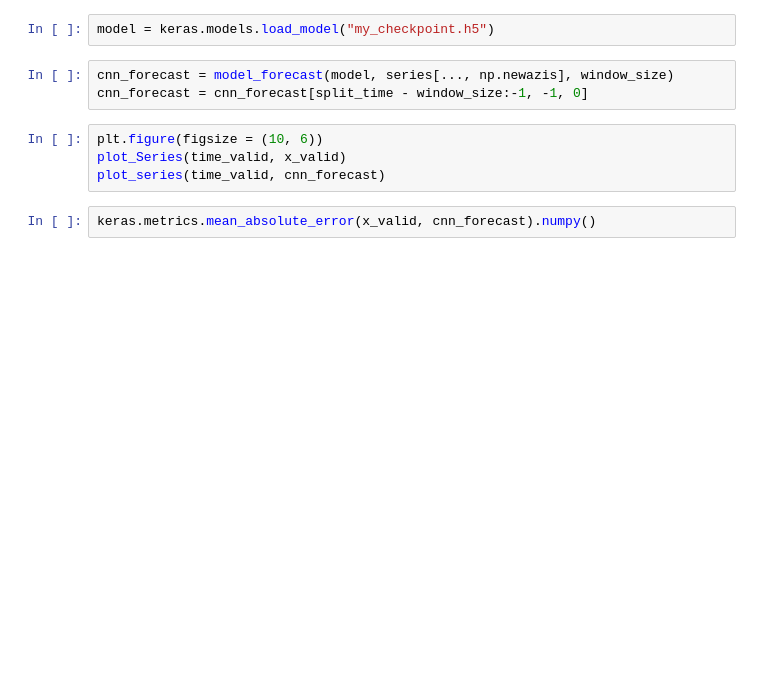
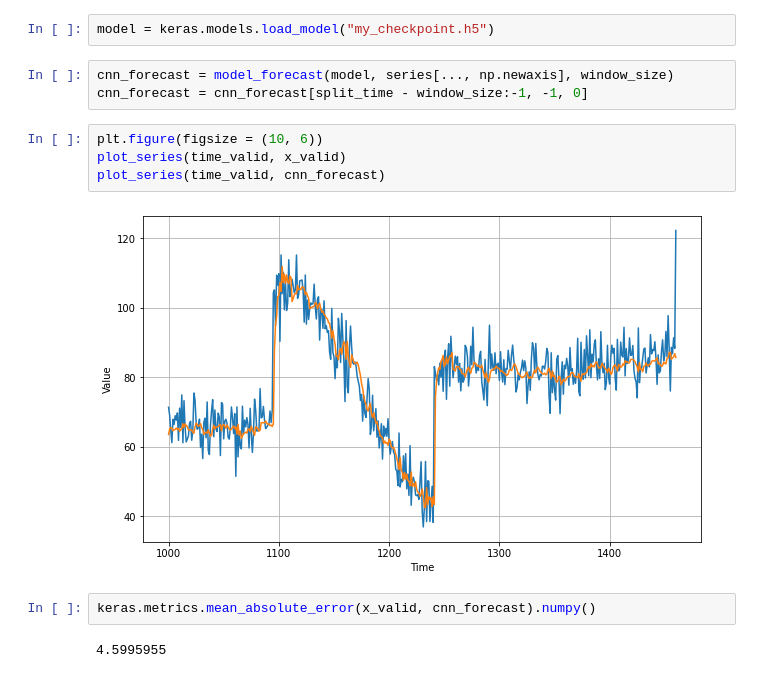
Before and after one commit to Mubasshir-Ali/Deep_Learning_Practice, a Jupyter notebook: Forecasting_With_CNN.ipynb, the cells around one changed output. Cells and saved outputs as stored; diff of their text form; blank space fills up the shorter version.

```diff
--- a/Forecasting_With_CNN.ipynb
+++ b/Forecasting_With_CNN.ipynb
@@ -271,11 +311,15 @@ for dilation_rate in (1, 2, 4, 8, 16, 32):
 # %%
 model = keras.models.load_model("my_checkpoint.h5")
 # %%
-cnn_forecast = model_forecast(model, series[..., np.newazis], window_size)
+cnn_forecast = model_forecast(model, series[..., np.newaxis], window_size)
 cnn_forecast = cnn_forecast[split_time - window_size:-1, -1, 0]
 # %%
 plt.figure(figsize = (10, 6))
-plot_Series(time_valid, x_valid)
+plot_series(time_valid, x_valid)
 plot_series(time_valid, cnn_forecast)
+# %% [output]
+[figure, added]
 # %%
 keras.metrics.mean_absolute_error(x_valid, cnn_forecast).numpy()
+# %% [output]
+4.5995955
```
Also changed, not shown: parts of 8 cells of this notebook.
